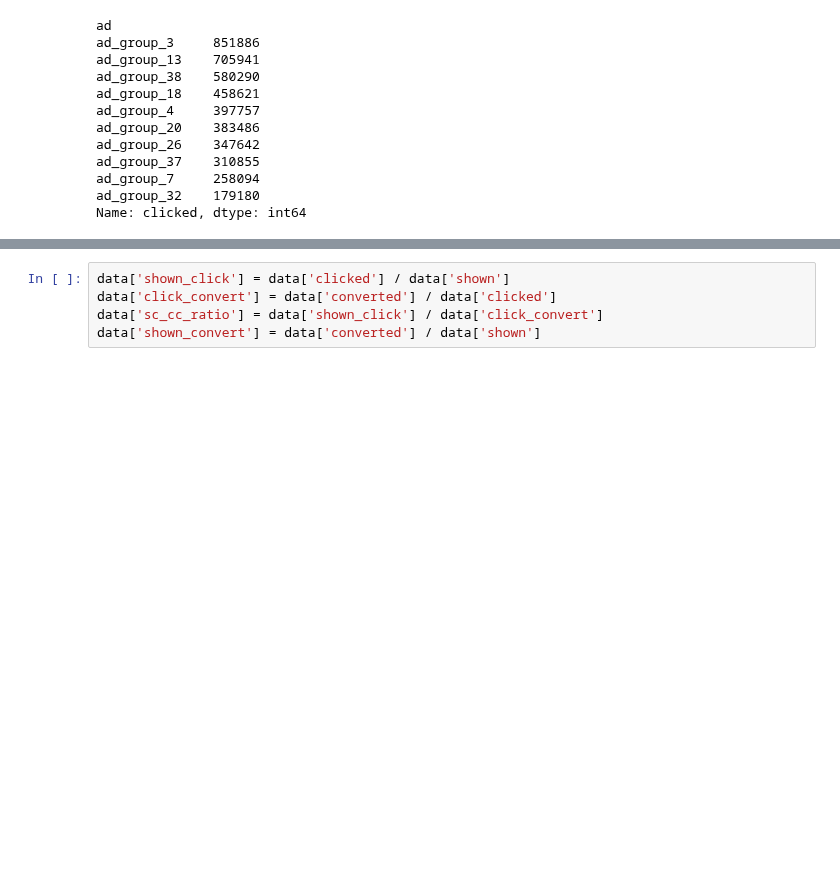
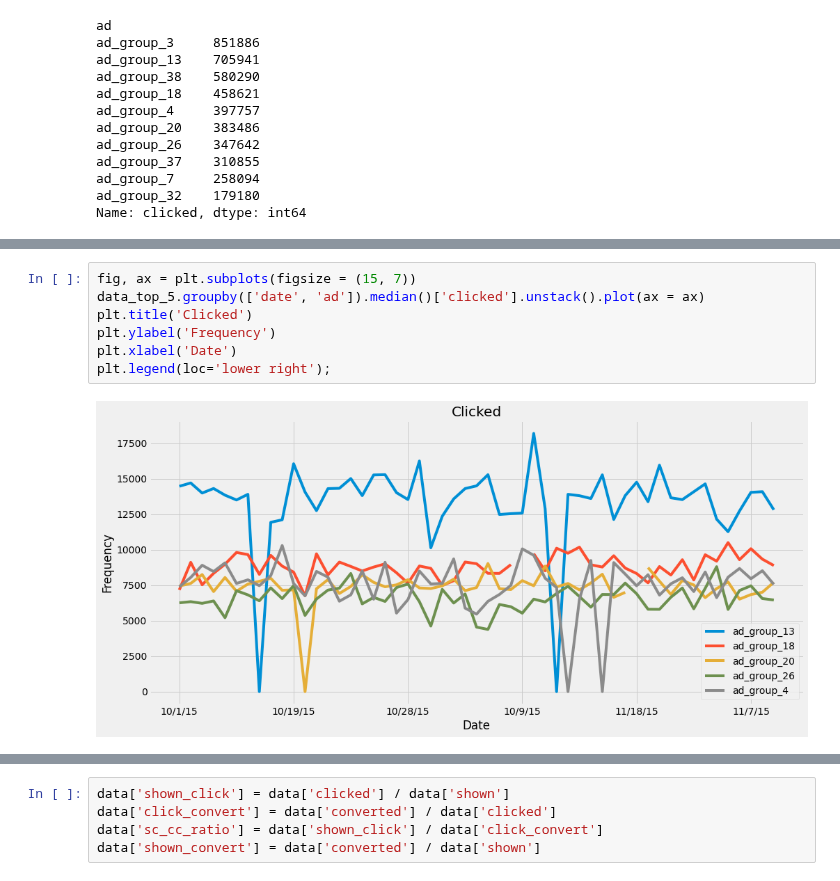
Before and after one commit to yuchild/erik_interviewqs, a Jupyter notebook: question_top_click_ads.ipynb, the cells around one changed output, grey strips where cells are left out. Drawn from its saved outputs; the diff is of its cells as text; blank space fills up the shorter version.

```diff
--- a/question_top_click_ads.ipynb
+++ b/question_top_click_ads.ipynb
@@ -91,0 +82,9 @@ ad_group_13.head()
+# %%
+fig, ax = plt.subplots(figsize = (15, 7))
+data_top_5.groupby(['date', 'ad']).median()['clicked'].unstack().plot(ax = ax)
+plt.title('Clicked')
+plt.ylabel('Frequency')
+plt.xlabel('Date')
+plt.legend(loc='lower right');
+# %% [output]
+[figure, added]
```
Also changed, not shown: parts of 5 cells of this notebook.
